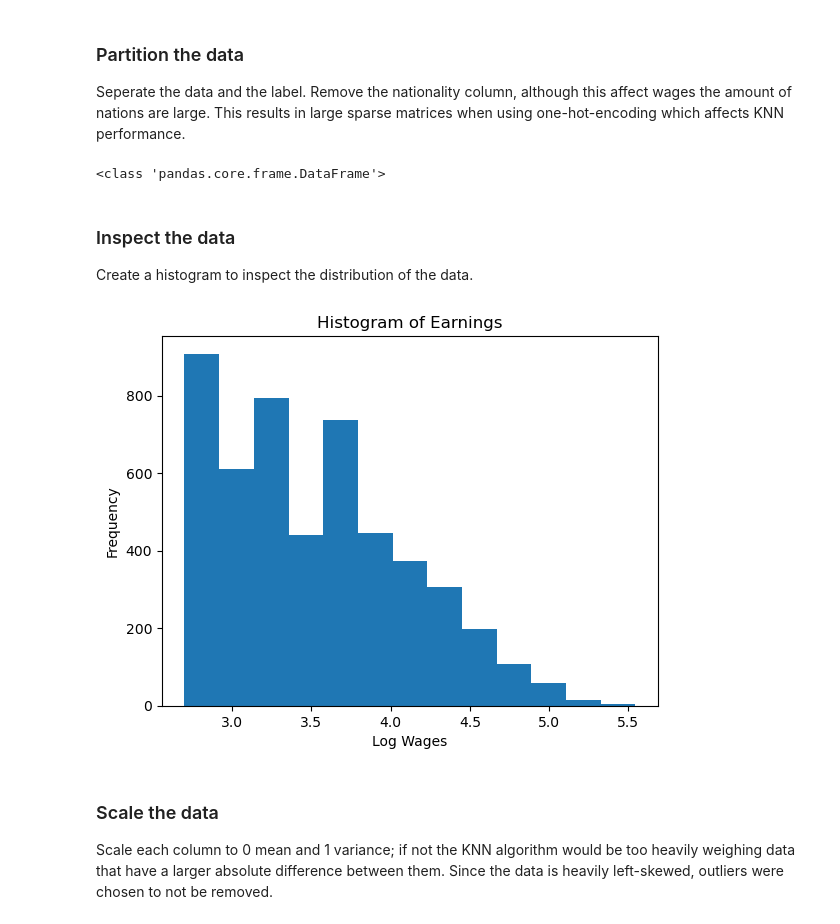
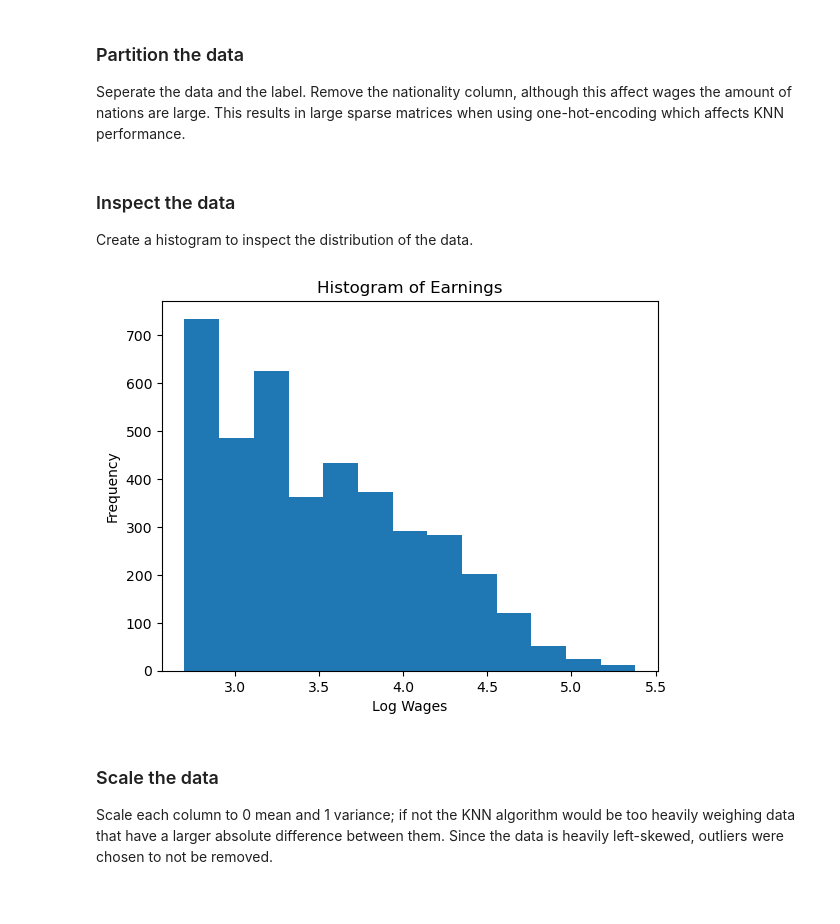
Before and after one commit to dimanaStoyanova7/DSAIT4020, a Jupyter notebook: midterm_assignment.ipynb, the cells around one changed output. Drawn from its saved outputs; the diff is of its cells as text; code cells hidden in the pictures.

```diff
--- a/midterm_assignment.ipynb
+++ b/midterm_assignment.ipynb
@@ -48,21 +52,24 @@ labels = df.iloc[:,:-1].columns.tolist()
 # extract training data and labels
 X = df.iloc[:,:-1]
 Y = df.iloc[:,-1]
-print(type(X))
+# Partition the data
+training_size = 4000
+X_train = X.iloc[:training_size,:]
+X_val = X.iloc[training_size:,:]
+y_train = Y.iloc[:training_size].values
+y_val = Y.iloc[training_size:].values
-# %% [output]
-<class 'pandas.core.frame.DataFrame'>
 # %% [markdown]
 ### Inspect the data
 Create a histogram to inspect the distribution of the data.
 # %%
 plt.figure()
-plt.hist(Y.iloc[:], bins=13)
+plt.hist(y_train, bins=13)
 plt.title('Histogram of Earnings')
 plt.xlabel('Log Wages')
 plt.ylabel('Frequency')
 plt.show()
 # %% [output]
-[figure, old version]
+[figure, new version]
 # %% [markdown]
 ### Scale the data
 Scale each column to 0 mean and 1 variance; if not the KNN algorithm would be too heavily weighing data that have a larger absolute difference between them. Since the data is heavily left-skewed, outliers were chosen to not be removed.
```
Also changed, not shown: parts of 23 cells of this notebook, 1 other file.
